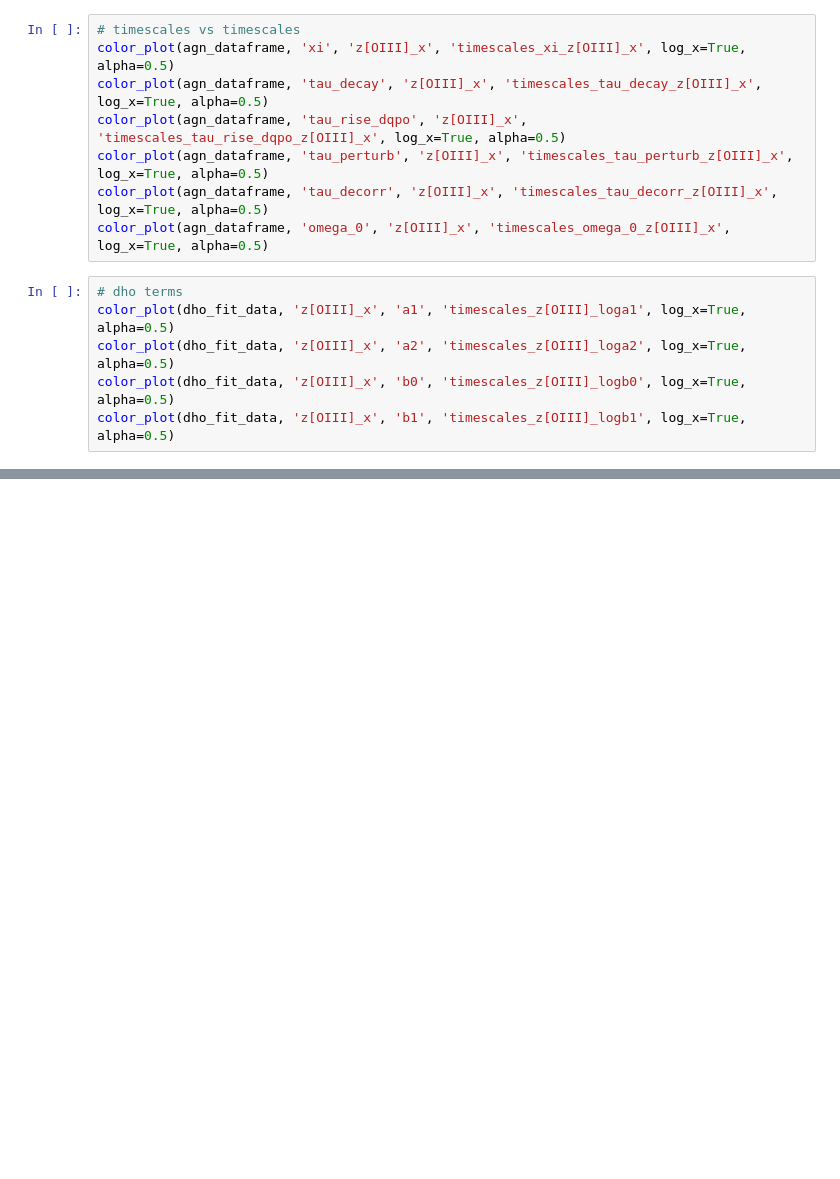
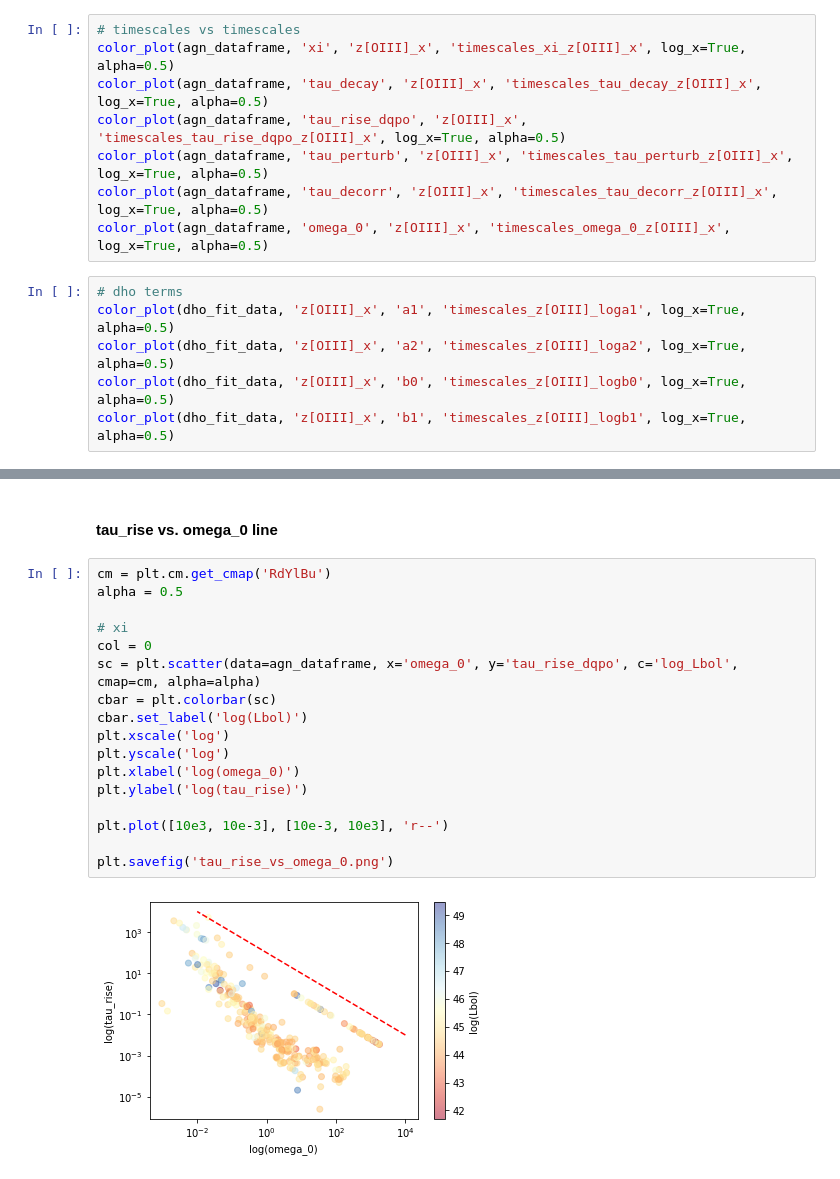
Before and after one commit to TrickyArmyMan/astro-research, a Jupyter notebook: JupyterLab/agn_figures.ipynb, the cells around one changed output, grey strips where cells are left out. Saved outputs shown, nothing was run; the diff lists cells and outputs as text; blank space fills up the shorter version.

```diff
--- a/JupyterLab/agn_figures.ipynb
+++ b/JupyterLab/agn_figures.ipynb
@@ -548,0 +595,21 @@ color_plot(dho_fit_data, 'z[OIII]_x', 'b1', 'timescales_z[OIII]_logb1', log_x=Tr
+# %% [markdown]
+#### tau_rise vs. omega_0 line
+# %%
+cm = plt.cm.get_cmap('RdYlBu')
+alpha = 0.5
+
+# xi
+col = 0
+sc = plt.scatter(data=agn_dataframe, x='omega_0', y='tau_rise_dqpo', c='log_Lbol', cmap=cm, alpha=alpha)
+cbar = plt.colorbar(sc)
+cbar.set_label('log(Lbol)')
+plt.xscale('log')
+plt.yscale('log')
+plt.xlabel('log(omega_0)')
+plt.ylabel('log(tau_rise)')
+
+plt.plot([10e3, 10e-3], [10e-3, 10e3], 'r--')
+
+plt.savefig('tau_rise_vs_omega_0.png')
+# %% [output]
+[figure, added]
```
Also changed, not shown: parts of 7 cells of this notebook, 3 other files.
